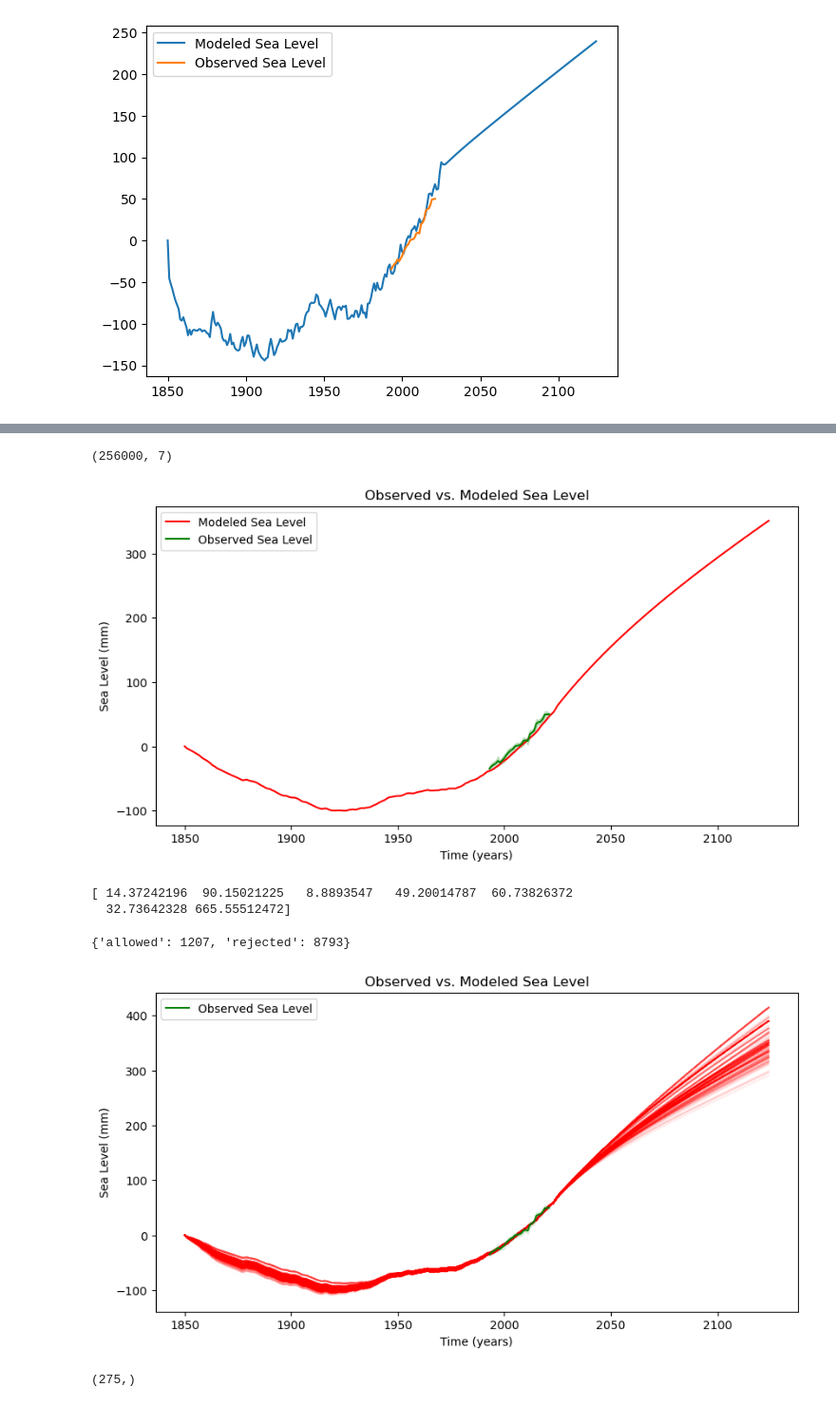
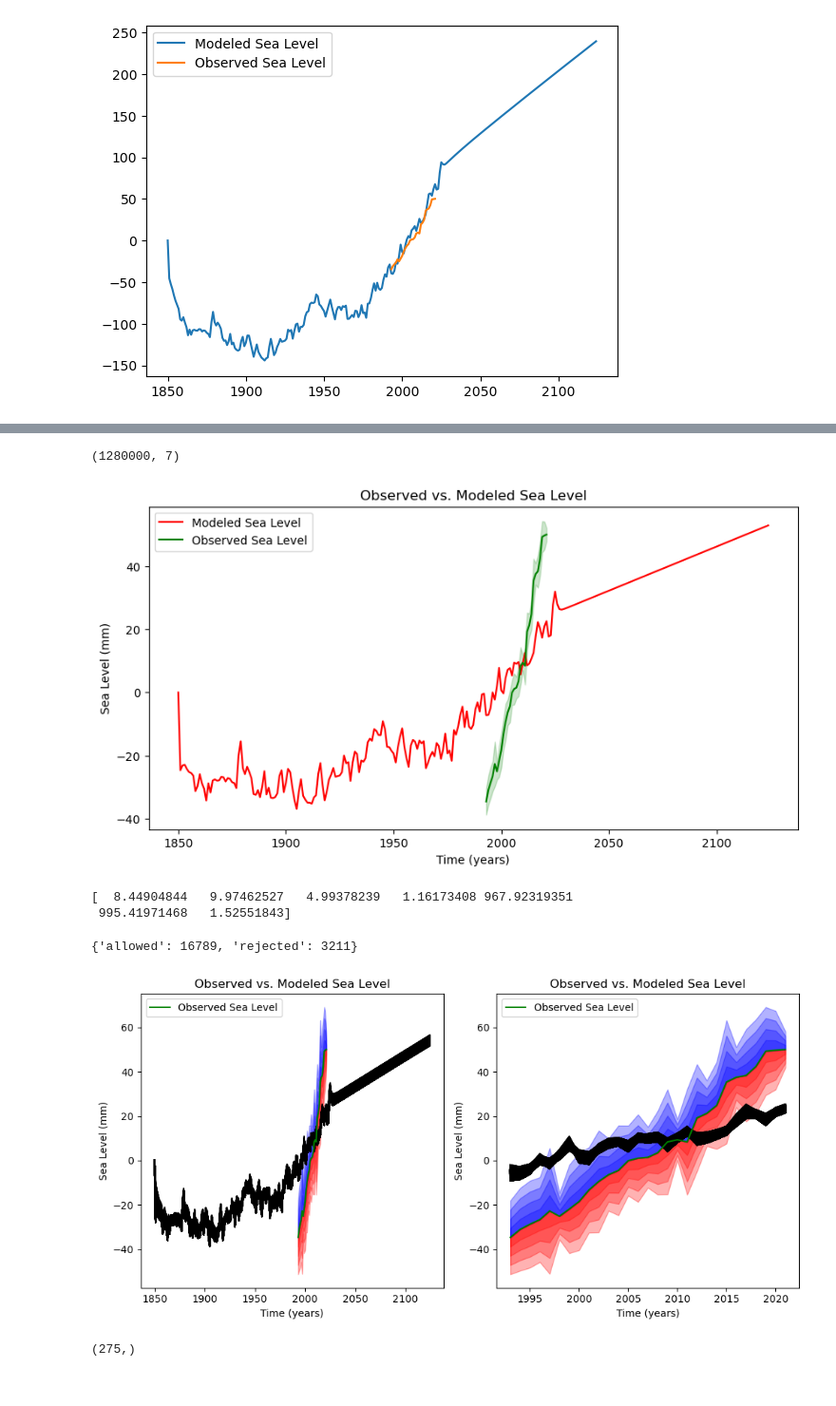
Before and after one commit to tonton-golio/sea-level-change-4box-model, a Jupyter notebook: notebooks/fourboxmodel.ipynb, the cells around one changed output, grey strips where cells are left out. Shown at 95% size. Drawn from its saved outputs; the diff is of its cells as text; code cells hidden in the pictures.

Commit message:
updates to 1box and 4 box models

```diff
--- a/notebooks/fourboxmodel.ipynb
+++ b/notebooks/fourboxmodel.ipynb
@@ -106,8 +106,8 @@ def log_prior_inf(theta):
 def log_prior(theta):
     S0, a, b, tau0, tau1, tau2, tau3 = theta
     if -500 < S0 and S0 < 500 and \
-        0 < a and a < 100 and \
-       0 < b and b < 20 and \
+        0 < a and a < 10 and \
+       0 < b and b < 10 and \
        1 < tau0 and tau0 < 2000 and \
        1 < tau1 and tau1 < 2000 and \
        1 < tau2 and tau2 < 2000 and \
@@ -148,6 +148,7 @@ def log_probability(theta, T, S_obs, sigma):
 # Initial guess for the parameters
 # S_0=17.825, a=50.733, b=1.639, tau0=3.574, tau1=7.641, tau2=1.258, tau3=82.404
 initial_params = [17.825, 50.733, 1.639, 3.574, 7.641, 1.258, 82.404]
+initial_params = [10, 10, 10, 10, 10, 10, 10]
 ndim = len(initial_params)  # Number of parameters
 nwalkers = 64  # Number of walkers for MCMC
 
@@ -159,12 +160,12 @@ sampler = emcee.EnsembleSampler(nwalkers, ndim, log_probability, args=(T, S_obs,
 
 # Burn-in phase
 print("Running burn-in...")
-sampler.run_mcmc(pos, 1000, progress=True)
+sampler.run_mcmc(pos, 5000, progress=True)
 sampler.reset()
 
 # Production run
 print("Running production...")
-sampler.run_mcmc(None, 5000, progress=True)
+sampler.run_mcmc(None, 20000, progress=True)
 
 # Extract the samples
 samples = sampler.get_chain(flat=True)
@@ -193,7 +185,7 @@ tau3 = 665.555 (+879.758, -518.866)
 # %%
 samples.shape
 # %% [output]
-(256000, 7)
+(1280000, 7)
 # %%
 # Use the median parameters to compute the modeled sea level
 best_params = np.median(samples, axis=0)
@@ -218,49 +210,60 @@ popt = best_params
 
 print(popt)
 # %% [output]
-[figure, old version]
+[figure, new version]
-[ 14.37242196  90.15021225   8.8893547   49.20014787  60.73826372
-  32.73642328 665.55512472]
+[  8.44904844   9.97462527   4.99378239   1.16173408 967.92319351
+ 995.41971468   1.52551843]
 # %%
 # show many samples
-plt.figure(figsize=(10, 5))
+fig, ax = plt.subplots(1, 2, figsize=(10, 5))
 def S_allowed(S_model_full, S_obs, sigma):
     S_cut = S_model_full[143:-103]
 
-    return (np.abs(S_cut-S_obs) < sigma*1.7).all()
+    return (np.abs(S_cut-S_obs) < sigma*14.0).all()
 
 decision = {
     'allowed': 0,
     'rejected': 0
 }
 from tqdm import tqdm
-for i in tqdm(range(10000)):
+for i in tqdm(range(20000)):
     # Use the median parameters to compute the modeled sea level
     params = samples[-i]
+    # S_model_full = np.cumsum(get_dS(T, *params))
     S_model_full = np.cumsum(get_dS(T, *params))
 
     if S_allowed(S_model_full, S_obs, sigma):
         decision['allowed'] += 1
         # Plot the observed vs. modeled sea level
-        plt.plot(time, S_model_full, color='red', alpha=0.01)
+        ax[0].plot(time, S_model_full, color='black', alpha=.99)
+        ax[1].plot(time[143:-103], S_model_full[143:-103], color='black', alpha=.99)
     else:
         decision['rejected'] += 1
 
     # plt.plot(time, S_model_full, color='red', alpha=0.01)
 print(decision)
 # observed sea level
-plt.plot(time[143:-103], S_obs, label='Observed Sea Level', color='green')
 # Add uncertainty bounds
-plt.fill_between(time[143:-103], S_obs - sigma, S_obs + sigma, color='green', alpha=0.1)
+for i in range(2):
+    ax[i].plot(time[143:-103], S_obs, label='Observed Sea Level', color='green')
+    for j in range(1,5):
+        ax[i].fill_between(time[143:-103], S_obs, S_obs + sigma*j, color='blue', alpha=0.3)
+        ax[i].fill_between(time[143:-103], S_obs, S_obs - sigma*j, color='red', alpha=0.3)
 
-plt.xlabel('Time (years)')
-plt.ylabel('Sea Level (mm)')
-plt.title('Observed vs. Modeled Sea Level')
-plt.legend()
+
+
+# Add uncertainty bounds
+
+for axis in ax:
+    axis.set_xlabel('Time (years)')
+    axis.set_ylabel('Sea Level (mm)')
+    axis.set_title('Observed vs. Modeled Sea Level')
+    axis.legend()
+plt.tight_layout()
 plt.show()
 # %% [output]
-{'allowed': 1207, 'rejected': 8793}
+{'allowed': 16789, 'rejected': 3211}
-[figure, old version]
+[figure, new version]
 # %%
 S_model_full.shape
 # %% [output]
```
Also changed, not shown: parts of 1 cell of this notebook, 3 other files.
